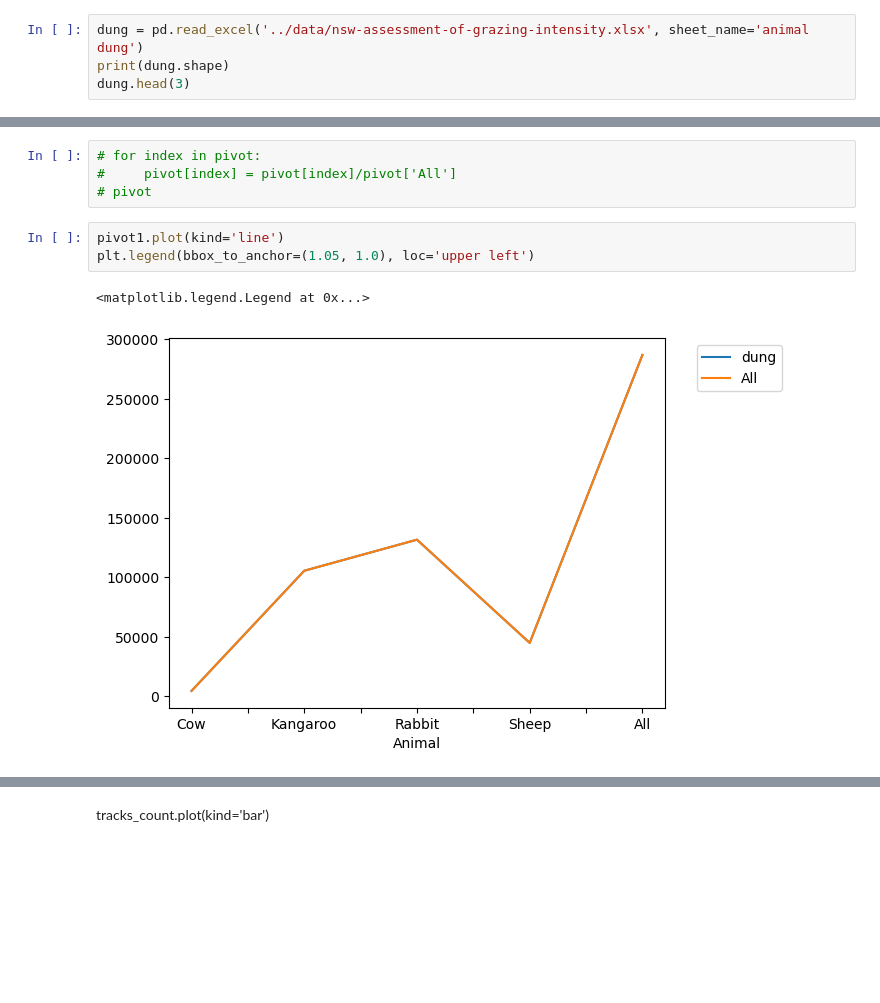
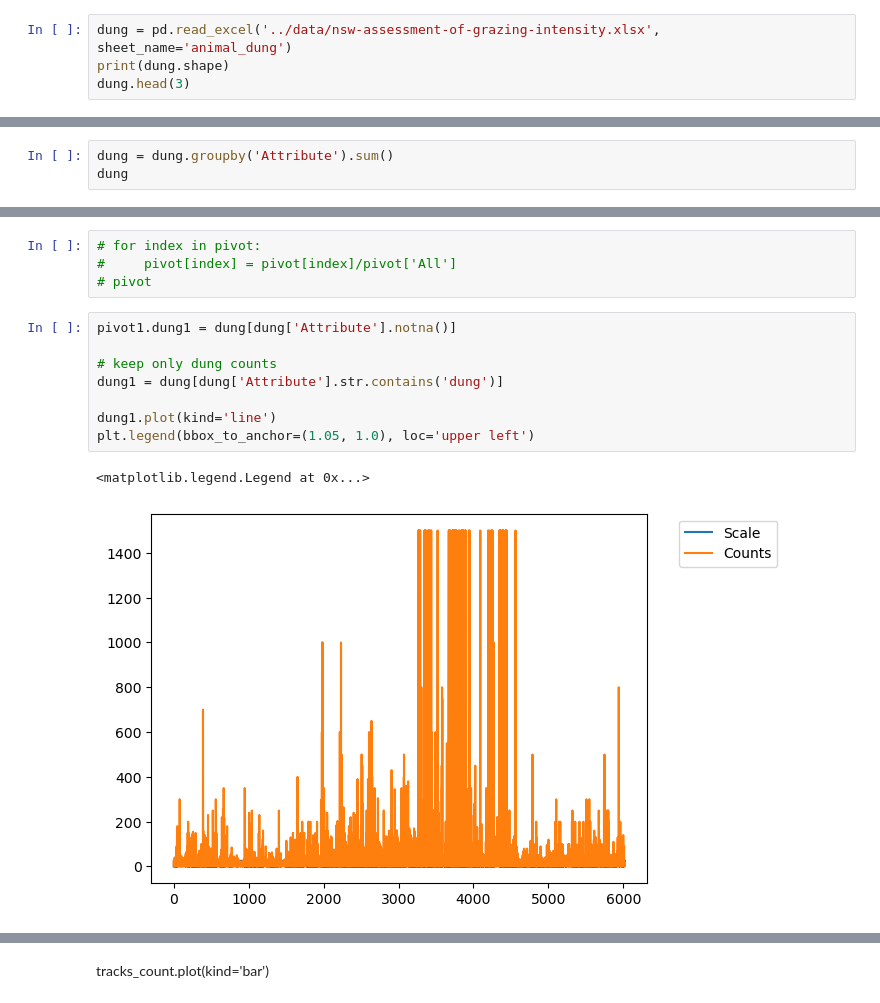
Before and after one commit to mjbeall09876/Capstone_DA09, a Jupyter notebook: NSW/grazing_intensity_dataset.ipynb, the cells around one changed output, grey strips where cells are left out. Drawn from its saved outputs; the diff is of its cells as text; blank space fills up the shorter version.

```diff
--- a/NSW/grazing_intensity_dataset.ipynb
+++ b/NSW/grazing_intensity_dataset.ipynb
@@ -31,7 +31,7 @@ plt.ylabel("Total Observed")
 Text(0, 0.5, 'Total Observed')
 [figure]
 # %%
-dung = pd.read_excel('../data/nsw-assessment-of-grazing-intensity.xlsx', sheet_name='animal dung')
+dung = pd.read_excel('../data/nsw-assessment-of-grazing-intensity.xlsx', sheet_name='animal_dung')
 print(dung.shape)
 dung.head(3)
 # %% [output]
@@ -40,3 +40,6 @@ dung.head(3)
 | 0 | Black box | BLA_001_000 | BLA_001 | 0.25 | Kangaroo | dung | 1 |
 | 1 | Black box | BLA_001_000 | BLA_001 | 25.00 | Cow | dung | 28 |
 | 2 | Black box | BLA_001_000 | BLA_001 | 25.00 | Kangaroo | dung | 10 |
+# %%
+dung = dung.groupby('Attribute').sum()
+dung
@@ -91,11 +121,16 @@ pivot1
 #     pivot[index] = pivot[index]/pivot['All']
 # pivot
 # %%
-pivot1.plot(kind='line')
+pivot1.dung1 = dung[dung['Attribute'].notna()]
+
+# keep only dung counts
+dung1 = dung[dung['Attribute'].str.contains('dung')]
+
+dung1.plot(kind='line')
 plt.legend(bbox_to_anchor=(1.05, 1.0), loc='upper left')
 # %% [output]
 <matplotlib.legend.Legend at 0x...>
-[figure, old version]
+[figure, new version]
 # %%
 sns.lineplot(data=pivot1.iloc[:-1].drop(columns=['All'],
                                        axis=0), palette='colorblind') #iloc[:-1] causes the "All" row to not be graphed
```
Also changed, not shown: parts of 15 cells of this notebook, 21 other files.
